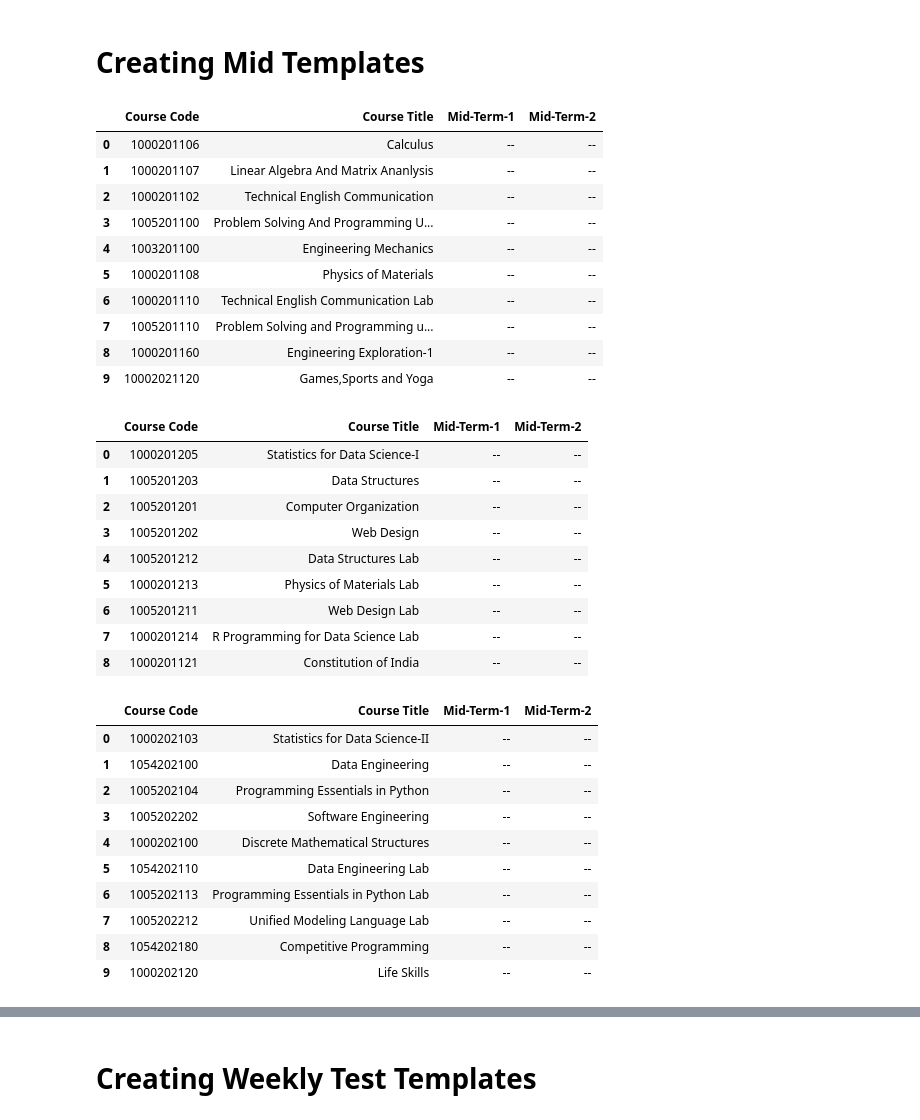
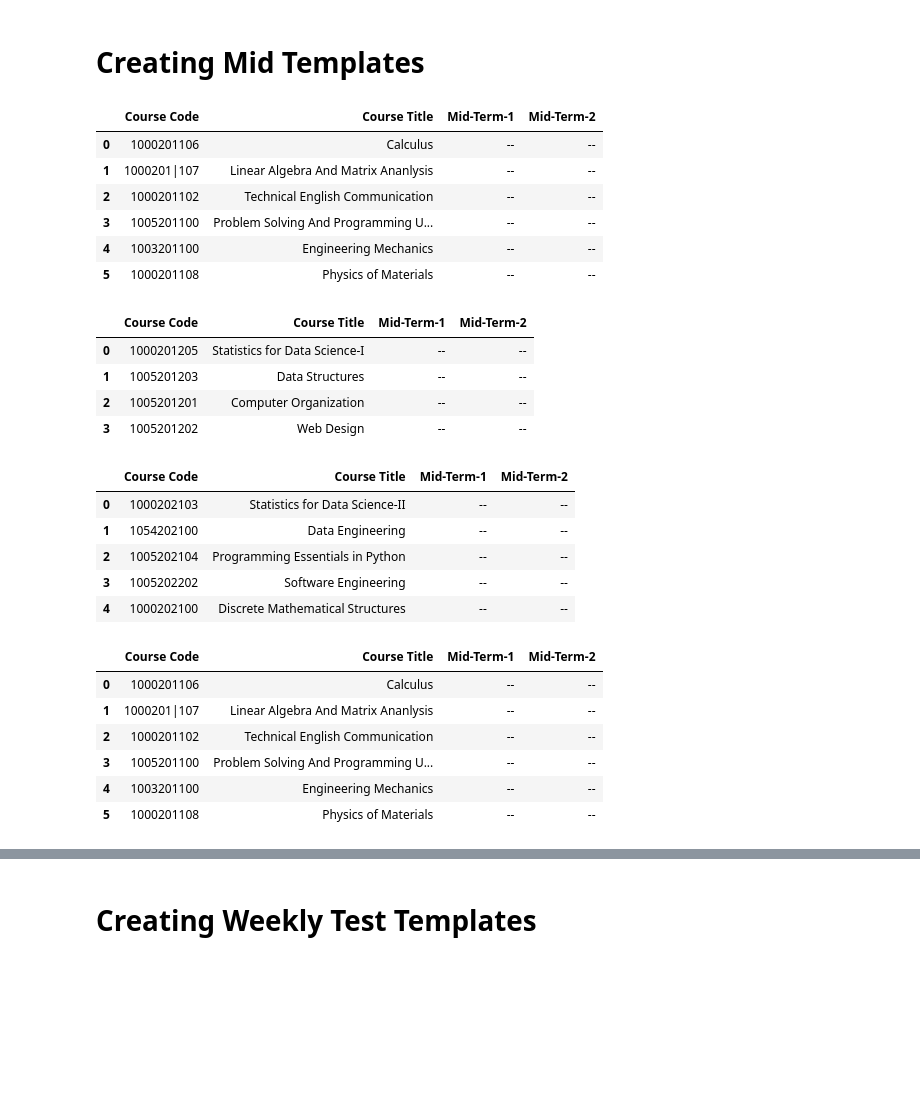
Before and after one commit to sasivatsal7122/MyAcadRec--webapp, a Jupyter notebook: sem/extractor.ipynb, the cells around one changed output, grey strips where cells are left out. Cells and saved outputs as stored; diff of their text form; code cells hidden in the pictures; blank space fills up the shorter version.

```diff
--- a/sem/extractor.ipynb
+++ b/sem/extractor.ipynb
@@ -165,41 +167,35 @@ sem1df.drop(['Credits'],axis=1,inplace=True)
 sem1df['Mid-Term-1'] = '--'
 sem1df['Mid-Term-2'] = '--'
 # %%
+sem1df.drop(sem1df.index[6:],0,inplace=True)
 sem1df
 # %% [output]
 |  | Course Code | Course Title | Mid-Term-1 | Mid-Term-2 |
 | 0 | 1000201106 | Calculus | -- | -- |
-| 1 | 1000201107 | Linear Algebra And Matrix Ananlysis | -- | -- |
+| 1 | 1000201|107 | Linear Algebra And Matrix Ananlysis | -- | -- |
 | 2 | 1000201102 | Technical English Communication | -- | -- |
 | 3 | 1005201100 | Problem Solving And Programming U... | -- | -- |
 | 4 | 1003201100 | Engineering Mechanics | -- | -- |
 | 5 | 1000201108 | Physics of Materials | -- | -- |
-| 6 | 1000201110 | Technical English Communication Lab | -- | -- |
-| 7 | 1005201110 | Problem Solving and Programming u... | -- | -- |
-| 8 | 1000201160 | Engineering Exploration-1 | -- | -- |
-| 9 | 10002021120 | Games,Sports and Yoga | -- | -- |
 # %%
 sem2df['Mid-Term-1'] = '--'
 sem2df['Mid-Term-2'] = '--'
 # %%
 sem2df.drop(['Credits'],axis=1,inplace=True)
+sem2df.drop(sem2df.index[4:],0,inplace=True)
 sem2df
 # %% [output]
 |  | Course Code | Course Title | Mid-Term-1 | Mid-Term-2 |
 | 0 | 1000201205 | Statistics for Data Science-I | -- | -- |
 | 1 | 1005201203 | Data Structures | -- | -- |
 | 2 | 1005201201 | Computer Organization | -- | -- |
 | 3 | 1005201202 | Web Design | -- | -- |
-| 4 | 1005201212 | Data Structures Lab | -- | -- |
-| 5 | 1000201213 | Physics of Materials Lab | -- | -- |
-| 6 | 1005201211 | Web Design Lab | -- | -- |
-| 7 | 1000201214 | R Programming for Data Science Lab | -- | -- |
-| 8 | 1000201121 | Constitution of India | -- | -- |
 # %%
 sem3df['Mid-Term-1'] = '--'
 sem3df['Mid-Term-2'] = '--'
 # %%
 sem3df.drop(['Credits'],axis=1,inplace=True)
+sem3df.drop(sem3df.index[5:],0,inplace=True)
 sem3df
 # %% [output]
 |  | Course Code | Course Title | Mid-Term-1 | Mid-Term-2 |
@@ -208,11 +204,17 @@ sem3df
 | 2 | 1005202104 | Programming Essentials in Python | -- | -- |
 | 3 | 1005202202 | Software Engineering | -- | -- |
 | 4 | 1000202100 | Discrete Mathematical Structures | -- | -- |
-| 5 | 1054202110 | Data Engineering Lab | -- | -- |
-| 6 | 1005202113 | Programming Essentials in Python Lab | -- | -- |
-| 7 | 1005202212 | Unified Modeling Language Lab | -- | -- |
-| 8 | 1054202180 | Competitive Programming | -- | -- |
-| 9 | 1000202120 | Life Skills | -- | -- |
+# %%
+
+sem1df
+# %% [output]
+|  | Course Code | Course Title | Mid-Term-1 | Mid-Term-2 |
+| 0 | 1000201106 | Calculus | -- | -- |
+| 1 | 1000201|107 | Linear Algebra And Matrix Ananlysis | -- | -- |
+| 2 | 1000201102 | Technical English Communication | -- | -- |
+| 3 | 1005201100 | Problem Solving And Programming U... | -- | -- |
+| 4 | 1003201100 | Engineering Mechanics | -- | -- |
+| 5 | 1000201108 | Physics of Materials | -- | -- |
 # %%
 sem1df.to_json("sem1_mid_template.json")
 sem2df.to_json("sem2_mid_template.json")
```
Also changed, not shown: parts of 8 cells of this notebook, 27 other files.
